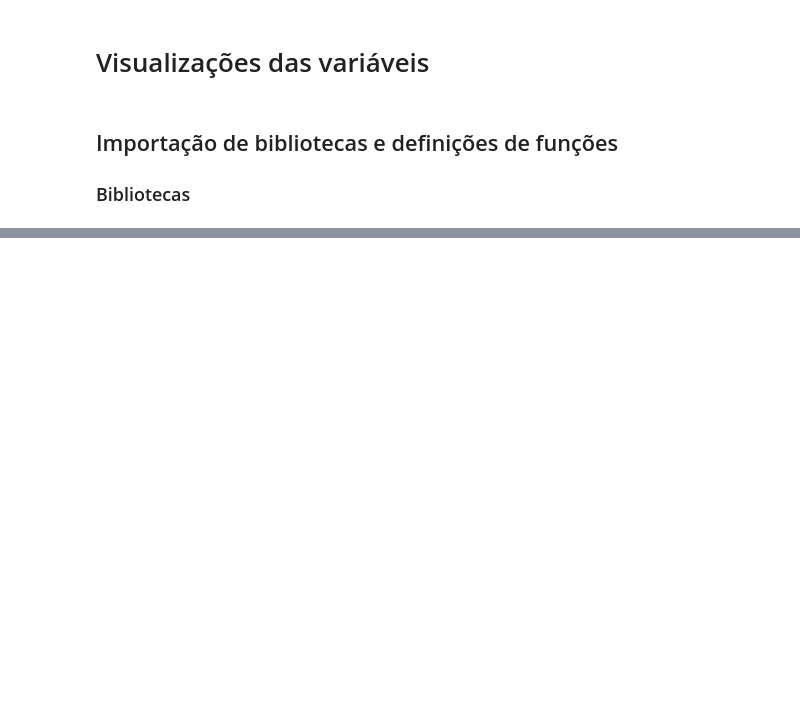
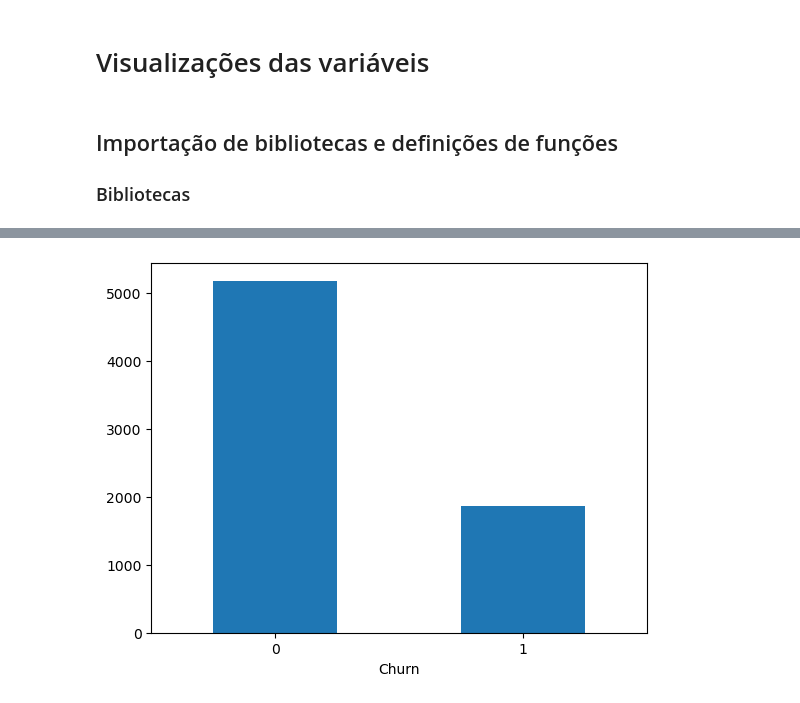
Before and after one commit to RPGraciotti/Novexus_alura_challenge, a Jupyter notebook: notebook_projeto.ipynb, the cells around one changed output, grey strips where cells are left out. Drawn from its saved outputs; the diff is of its cells as text; code cells hidden in the pictures; blank space fills up the shorter version.

Commit message:
visualização inicial

```diff
--- a/notebook_projeto.ipynb
+++ b/notebook_projeto.ipynb
@@ -537,3 +539,5 @@ print(df_churn_sem_vazio.duplicated().sum(), df_churn.duplicated().sum())
+# %%
+df_limpo = df_churn_sem_vazio.copy()
 # %% [markdown]
 # Visualizações das variáveis
 # %% [markdown]
@@ -546,0 +555,19 @@ import seaborn as sns
+# %%
+def plot_bin(df, x, xtitle):
+    counts = df[x].value_counts()
+    counts.plot(kind = 'bar')
+    plt.xticks(rotation = 0)
+    plt.xlabel(xtitle)
+    plt.show()
+
+def categorical_plot(data, x, xtitle, figszize = (8, 6), rotation = None):
+    plt.figure(figsize = (8,6))
+    sns.barplot(data = data, x = x,
+            y = data.index, hue = 'Churn', estimator = len, errorbar = None,
+            order = data.loc[:,x].sort_values().unique(),
+            edgecolor = 'black')
+    plt.ylabel('Contagem')
+    plt.xticks(rotation = rotation)
+    plt.xlabel(xtitle)
+    plt.legend(fontsize = 'large',title = 'Churn', labels = ['Não', 'Sim'])
+    plt.show()
@@ -546,0 +592,4 @@ import seaborn as sns
+# %%
+plot_bin(df_limpo, 'Churn', 'Churn')
+# %% [output]
+[figure, added]
```
Also changed, not shown: parts of 44 cells of this notebook.
